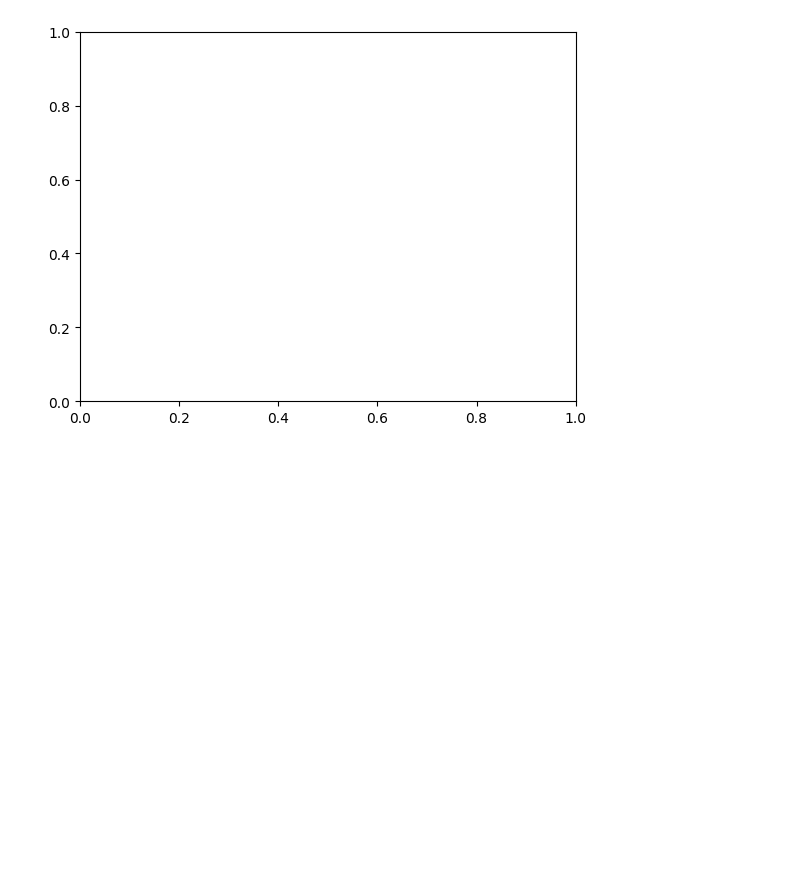
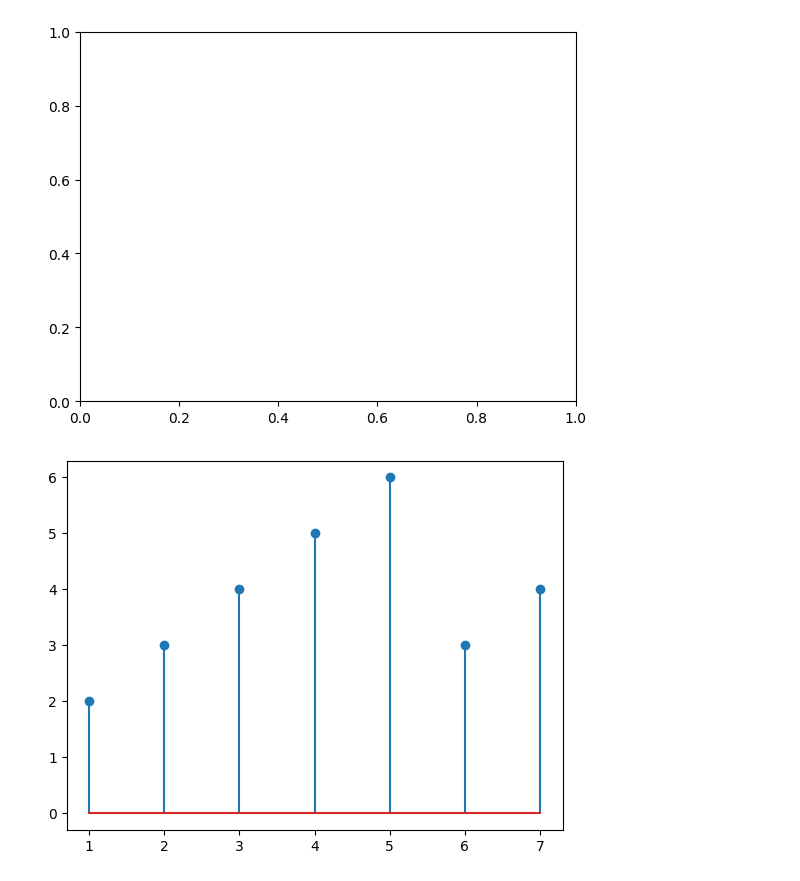
Before and after one commit to Itx-Psycho0/MY-Skills, a Jupyter notebook: SCRIPTING_LANGUAGES/Python/day19.ipynb, the cells around one changed output. Saved outputs shown, nothing was run; the diff lists cells and outputs as text; code cells hidden in the pictures; blank space fills up the shorter version.

Commit message:
charts

```diff
--- a/SCRIPTING_LANGUAGES/Python/day19.ipynb
+++ b/SCRIPTING_LANGUAGES/Python/day19.ipynb
@@ -180,3 +180,12 @@ if __name__ == "__main__":
 # %% [output]
 [figure]
 [figure]
+# %%
+import numpy as np
+
+a1 = np.arange(1,8)
+a2 = np.array([2,3,4,5,6,3,4])
+plt.stem(a1,a2)
+plt.show()
+# %% [output]
+[figure, added]
```
Also changed, not shown: parts of 3 cells of this notebook, 1 other file.
